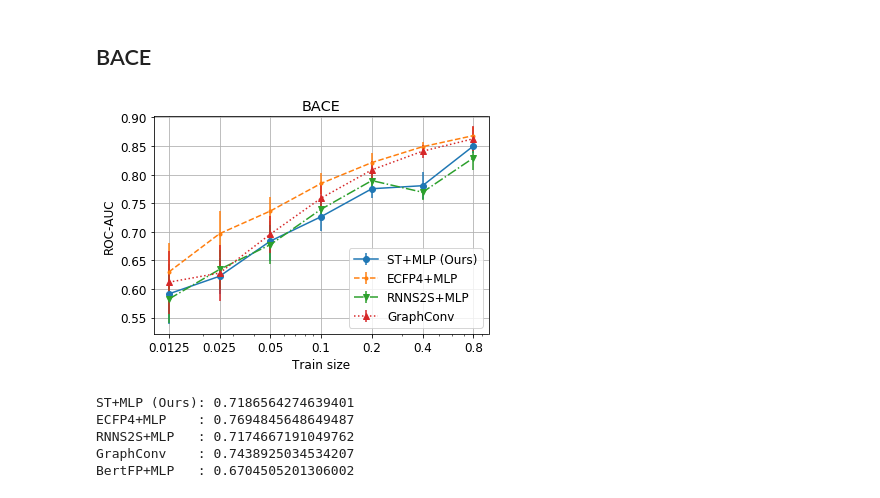
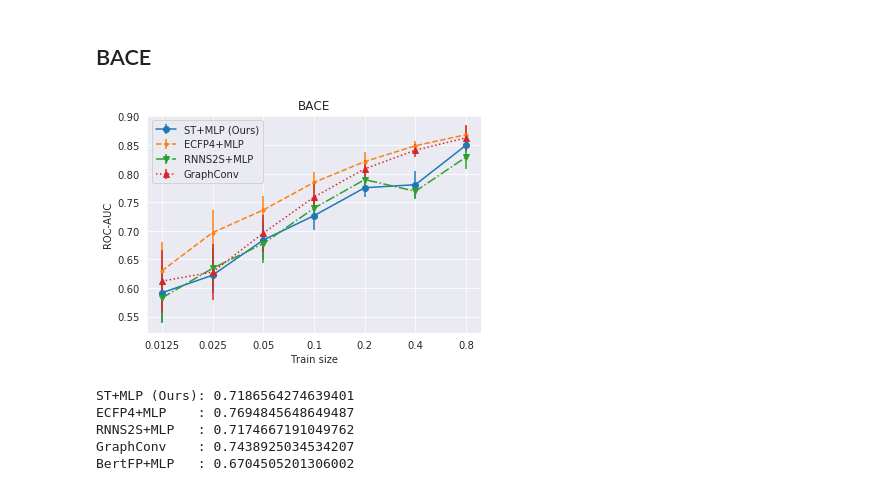
Before and after one commit to DSPsleeporg/smiles-transformer, a Jupyter notebook: smiles_transformer/baseline.ipynb, the cells around one changed output. Drawn from its saved outputs; the diff is of its cells as text; code cells hidden in the pictures.

```diff
--- a/smiles_transformer/baseline.ipynb
+++ b/smiles_transformer/baseline.ipynb
@@ -2,7 +2,9 @@
 import numpy as np
 import pandas as pd
 from matplotlib import pyplot as plt
-# CMYK
+import seaborn as sns
+sns.set_style('darkgrid')
+
 r = 2**np.arange(7)/80
 print(r)
 # %% [output]
@@ -484,25 +478,25 @@ scores_bert = [
 # %%
 plt.figure(figsize=(6,4))
 res_6_1 = dict_to_auc(scores_st)
 res_6_2 = dict_to_auc(scores_ecfp)
 res_6_3 = dict_to_auc(scores_rnn)
 res_6_4 = dict_to_auc(scores_gc)
 res_6_5 = dict_to_auc(scores_bert)
 plt.errorbar(r, res_6_1[0], yerr=res_6_1[1], fmt='o-', label='ST+MLP (Ours)')
 plt.errorbar(r, res_6_2[0], yerr=res_6_2[1], fmt='.--', label='ECFP4+MLP')
 plt.errorbar(r, res_6_3[0], yerr=res_6_3[1], fmt='v-.', label='RNNS2S+MLP')
 plt.errorbar(r, res_6_4[0], yerr=res_6_4[1], fmt='^:', label='GraphConv')
 #plt.errorbar(r, res_6_5[0], yerr=res_6_5[1], fmt='o-', label='')
 plt.xlabel('Train size')
 plt.ylabel('ROC-AUC')
 plt.xscale('log')
 plt.xticks(r, r)
 plt.title('BACE')
 plt.legend()
-plt.grid()
+#plt.grid()
 plt.show()
 # %% [output]
-[figure, old version]
+[figure, new version]
 # %%
 print('ST+MLP (Ours):', np.mean(auc_1[0]))
 print('ECFP4+MLP    :', np.mean(auc_2[0]))
```
Also changed, not shown: parts of 16 cells of this notebook, 6 other files.
